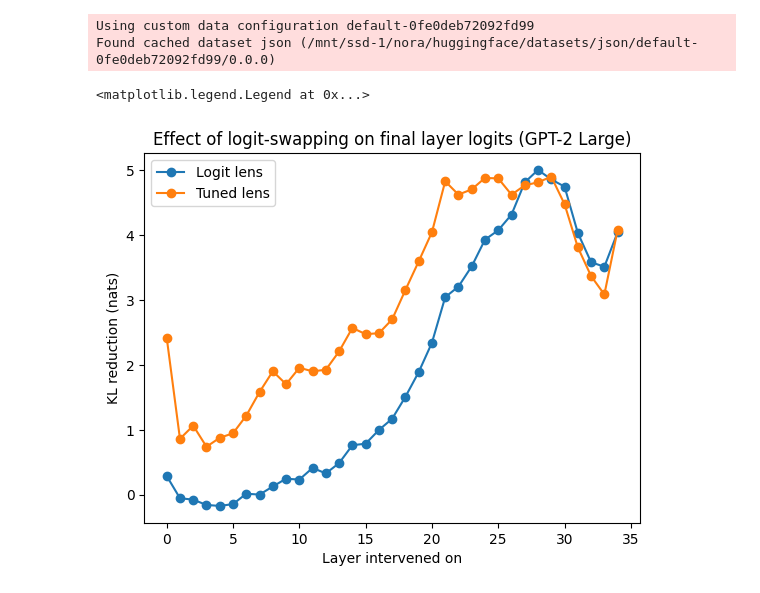
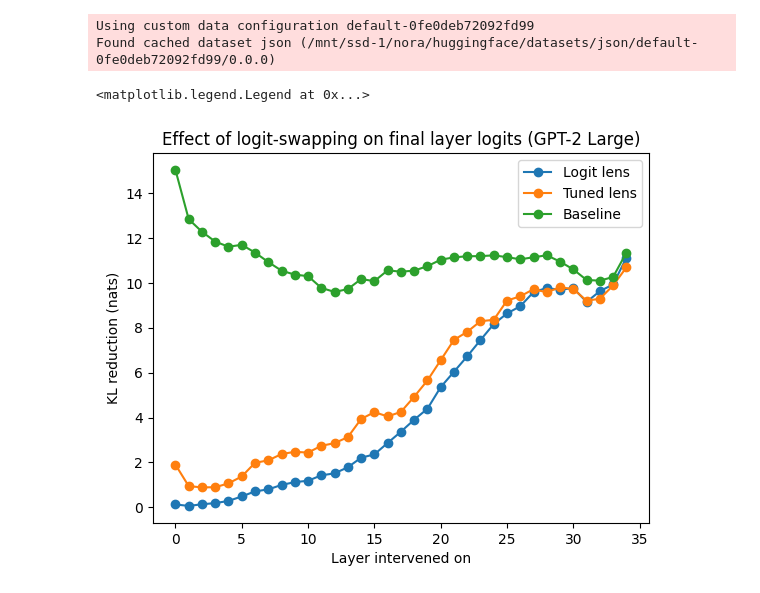
Before and after one commit to AlignmentResearch/tuned-lens, a Jupyter notebook: notebooks/intervention.ipynb, the cells around one changed output. Cells and saved outputs as stored; diff of their text form; code cells hidden in the pictures.

```diff
--- a/notebooks/intervention.ipynb
+++ b/notebooks/intervention.ipynb
@@ -76,10 +76,14 @@ with th.autocast('cuda'), th.no_grad():
             baseline_kl = kl(target, final_logits[:, token_idx]).mean()
 
             def logit_lens_intervene(x):
-                return gpt2_decoder.invert(target, h0=x)
+                x_prime = gpt2_decoder.invert(target, h0=x)
+                scale = x.norm(dim=-1) / x_prime.norm(dim=-1)
+                return x_prime * scale.unsqueeze(-1)
 
             def tuned_lens_intervene(x):
-                return gpt2_decoder.invert(target, h0=x, lens=lenses[i])
+                x_prime = gpt2_decoder.invert(target, h0=x, lens=lenses[i])
+                scale = x.norm(dim=-1) / x_prime.norm(dim=-1)
+                return x_prime * scale.unsqueeze(-1)
 
             with layer_intervention(gpt2, [i], logit_lens_intervene):
                 ll_logits = gpt2(inputs[:, token_idx, None], past_key_values=kv_truncated).logits
@@ -95,19 +99,23 @@ with th.autocast('cuda'), th.no_grad():
 # %%
 import matplotlib.pyplot as plt
 
 
 plt.plot(
     causal_effects_ll.mean(0).cpu(),
     label="Logit lens", marker='o'
 )
 plt.plot(
     causal_effects_tl.mean(0).cpu(),
     label="Tuned lens", marker='o'
 )
+plt.plot(
+    baseline_kls.mean(0).cpu(),
+    label="Baseline", marker='o'
+)
 plt.title("Effect of logit-swapping on final layer logits (GPT-2 Large)")
 plt.xlabel("Layer intervened on")
 plt.ylabel("KL reduction (nats)")
 plt.legend()
 # %% [output]
 <matplotlib.legend.Legend at 0x...>
-[figure, old version]
+[figure, new version]
```
Also changed, not shown: 4 other files.
